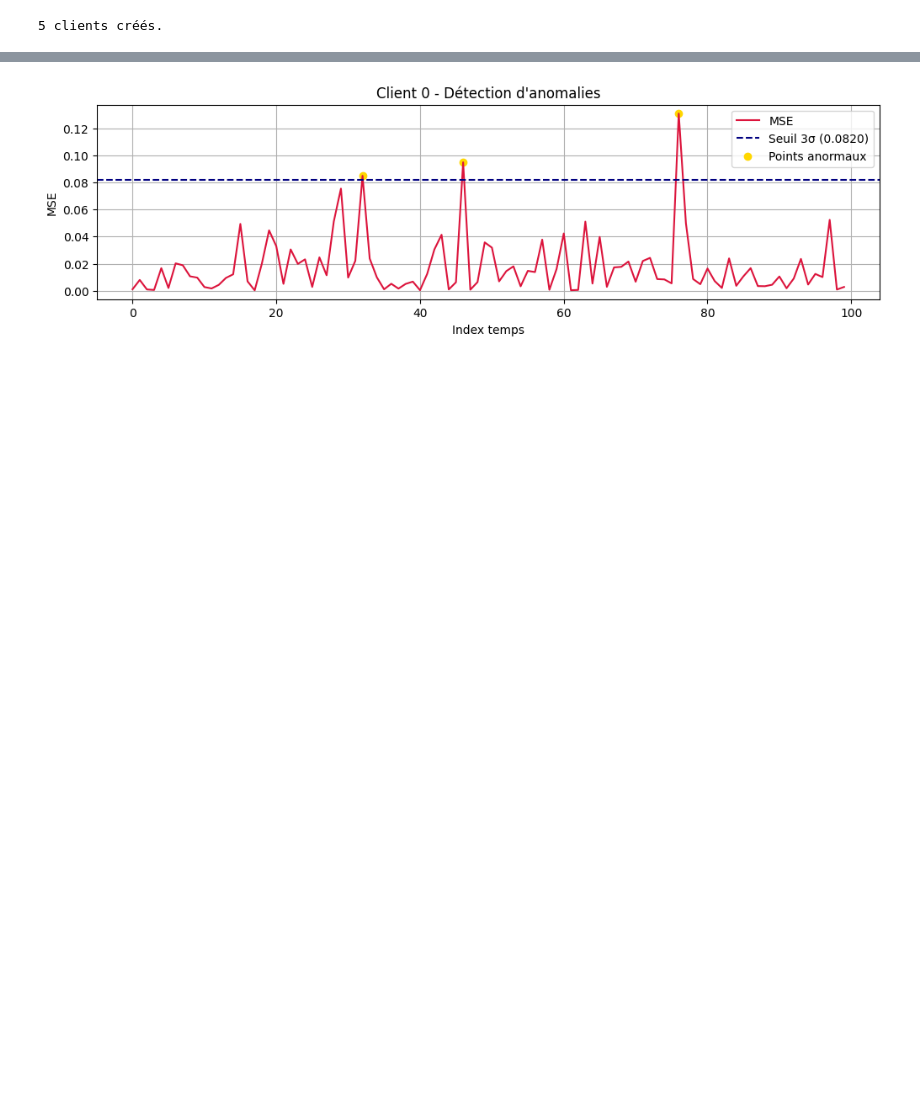
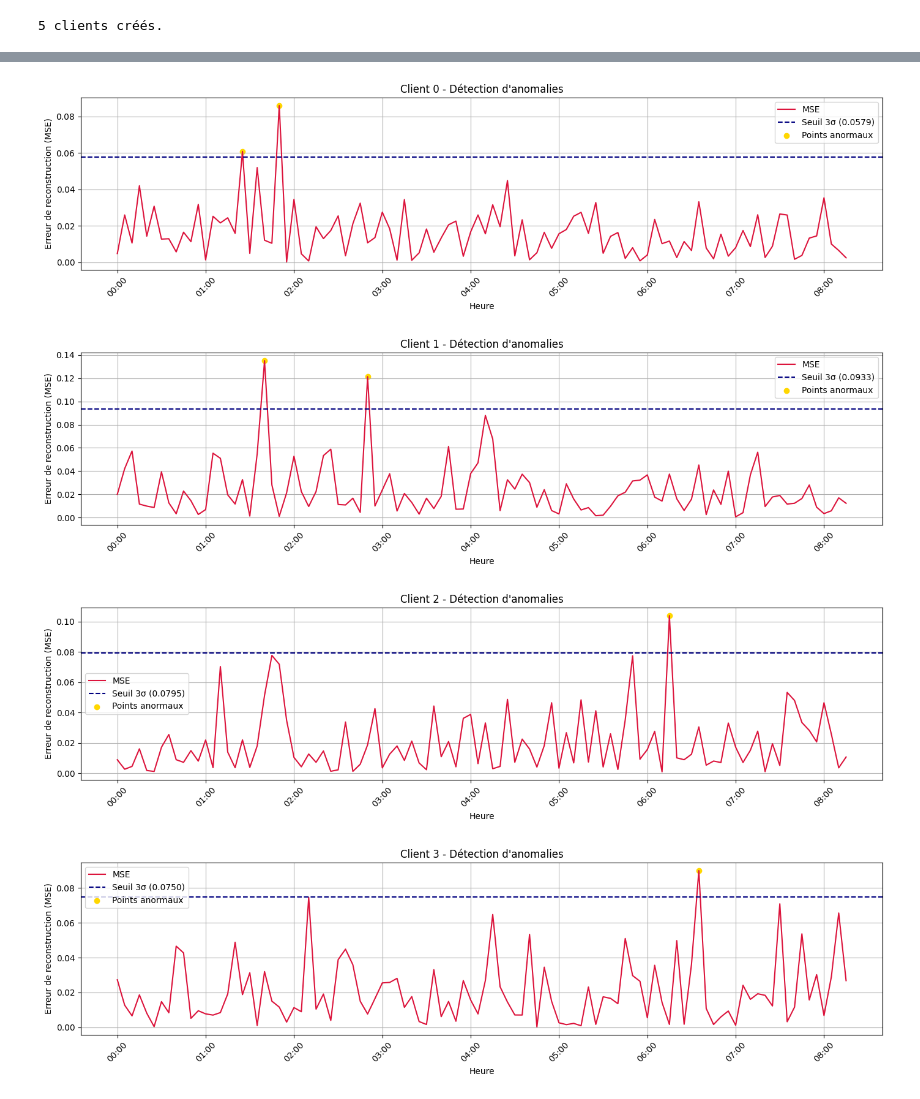
Before and after one commit to Younes-Sdg/AnomFL, a Jupyter notebook: src/Notebooks/centralized_example.ipynb, the cells around one changed output, grey strips where cells are left out. Cells and saved outputs as stored; diff of their text form; code cells hidden in the pictures; blank space fills up the shorter version.

```diff
--- a/src/Notebooks/centralized_example.ipynb
+++ b/src/Notebooks/centralized_example.ipynb
@@ -104,19 +117,35 @@ display(bench)
 # %%
-import numpy as np
 
-client_id = 0   # ex.
-errs, th, _ = server.evaluate_client(client_id)
+import matplotlib.dates as mdates
 
-plt.figure(figsize=(12,3))
-plt.plot(errs, label='MSE', color='crimson')
-plt.axhline(th, color='navy', linestyle='--', label=f'Seuil 3σ ({th:.4f})')
-plt.scatter(np.where(errs > th), errs[errs > th],
-            color='gold', label='Points anormaux')
-plt.title(f"Client {client_id} - Détection d'anomalies")
-plt.xlabel("Index temps")
-plt.ylabel("MSE")
-plt.legend()
-plt.grid(True)
-plt.show()
+
+for client_id, client in enumerate(server.clients):
+    csv_path = client.file_paths[0]
+    df = pd.read_csv(csv_path)
+    timestamps = pd.to_datetime(df['timestamp'])
+
+    errs, th, _ = server.evaluate_client(client_id)
+
+    plt.figure(figsize=(14, 4))
+    plt.plot(timestamps, errs, label='MSE', color='crimson')
+    plt.axhline(th, color='navy', linestyle='--', label=f'Seuil 3σ ({th:.4f})')
+    plt.scatter(timestamps[errs > th], errs[errs > th], color='gold', label='Points anormaux')
+
+    # Afficher uniquement les heures (pas la date)
+    ax = plt.gca()
+    ax.xaxis.set_major_locator(mdates.HourLocator(interval=1))  # tick chaque heure
+    ax.xaxis.set_major_formatter(mdates.DateFormatter('%H:%M'))  # format heure uniquement
+
+    plt.title(f"Client {client_id} - Détection d'anomalies")
+    plt.xlabel("Heure")
+    plt.ylabel("Erreur de reconstruction (MSE)")
+    plt.xticks(rotation=45)
+    plt.legend()
+    plt.grid(True)
+    plt.tight_layout()     ####### RMSE au lieu du MSE
+    plt.show()
 # %% [output]
-[figure, old version]
+[figure, new version]
+[figure, added]
+[figure, added]
+[figure, added]
```
Also changed, not shown: parts of 6 cells of this notebook, 9 other files.
